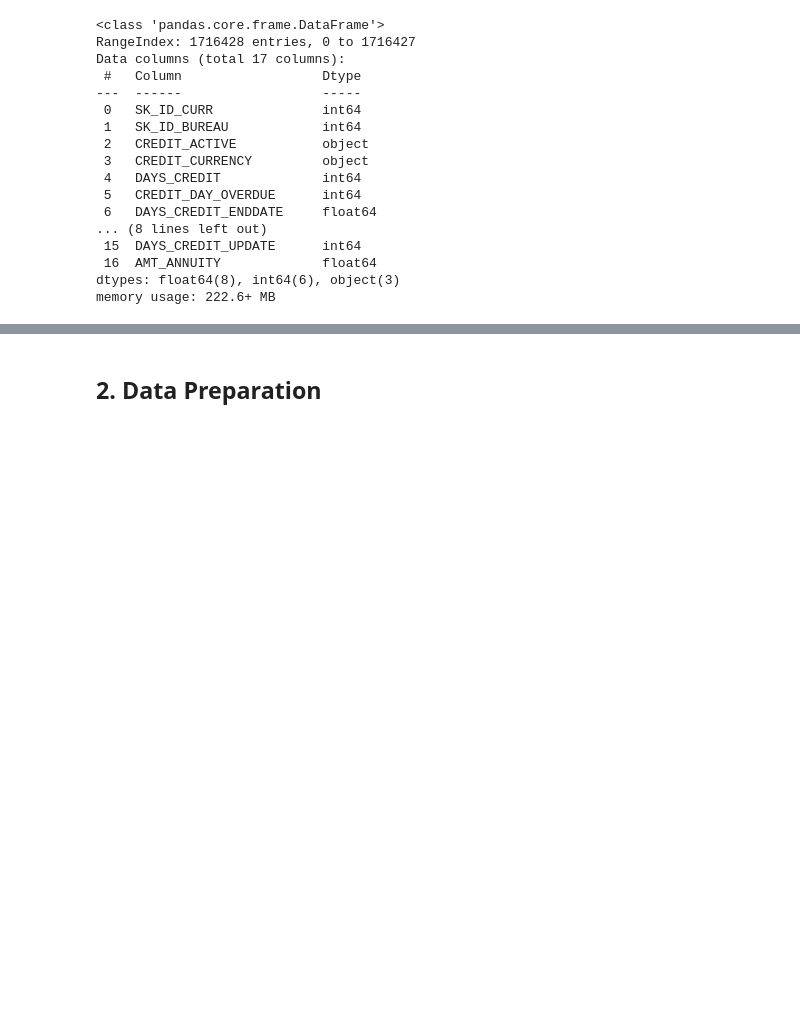
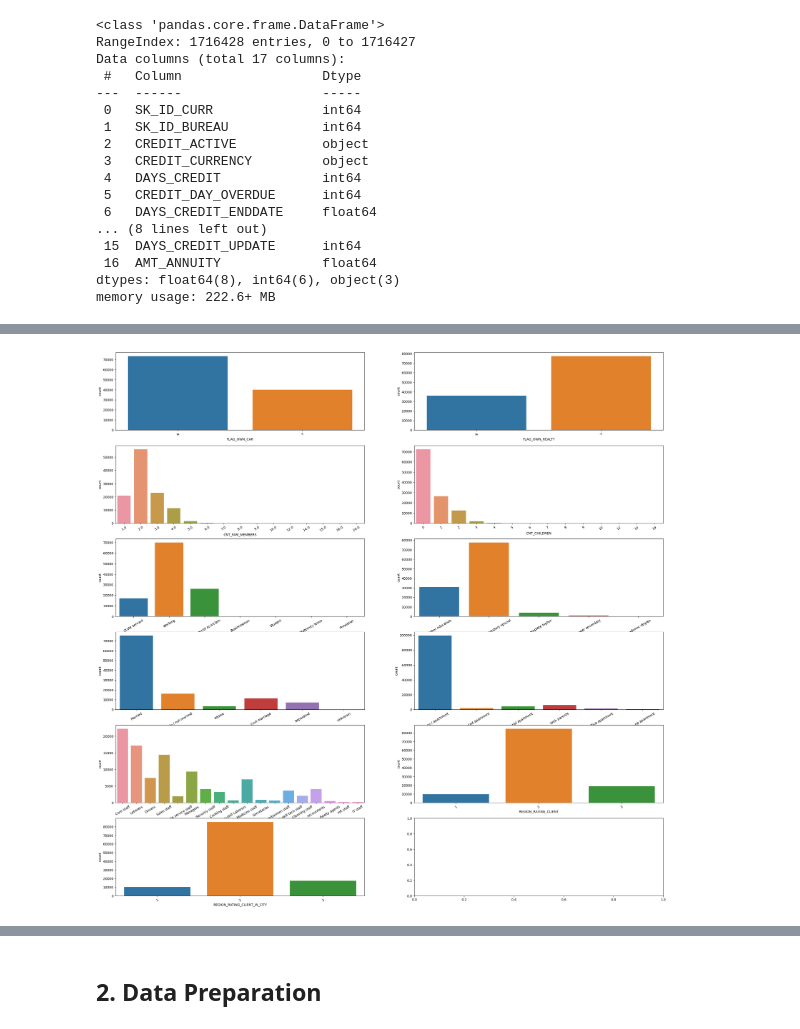
Before and after one commit to jacky-teo/is453_fin_analytics, a Jupyter notebook: group_4.ipynb, the cells around one changed output, grey strips where cells are left out. Saved outputs shown, nothing was run; the diff lists cells and outputs as text; code cells hidden in the pictures; blank space fills up the shorter version.

```diff
--- a/group_4.ipynb
+++ b/group_4.ipynb
@@ -57,0 +110,29 @@ memory usage: 222.6+ MB
+# %%
+disc_cat_var = ["FLAG_OWN_CAR",
+            "FLAG_OWN_REALTY",
+            "CNT_FAM_MEMBERS",
+            "CNT_CHILDREN",
+            "NAME_INCOME_TYPE",
+            "NAME_EDUCATION_TYPE",
+            "NAME_FAMILY_STATUS",
+            "NAME_HOUSING_TYPE",
+            "OCCUPATION_TYPE",
+            "REGION_RATING_CLIENT",
+            "REGION_RATING_CLIENT_W_CITY",
+]
+
+
+row_count=int(np.ceil(len(disc_cat_var)/2))
+
+fig, axes = plt.subplots(ncols=2, nrows=row_count, figsize=(30,30))
+
+for i, axis in enumerate(fig.axes):
+    sns.countplot(ax=axis, x=app_data[disc_cat_var[i]],orient='h')
+    axis.set_xlabel(str(disc_cat_var[i]))
+    axis.set_xticklabels(axis.get_xticklabels(), rotation=30)
+    if i == len(disc_cat_var)-1:
+         break
+
+plt.show()
+# %% [output]
+[figure, added]
```
Also changed, not shown: parts of 22 cells of this notebook.
